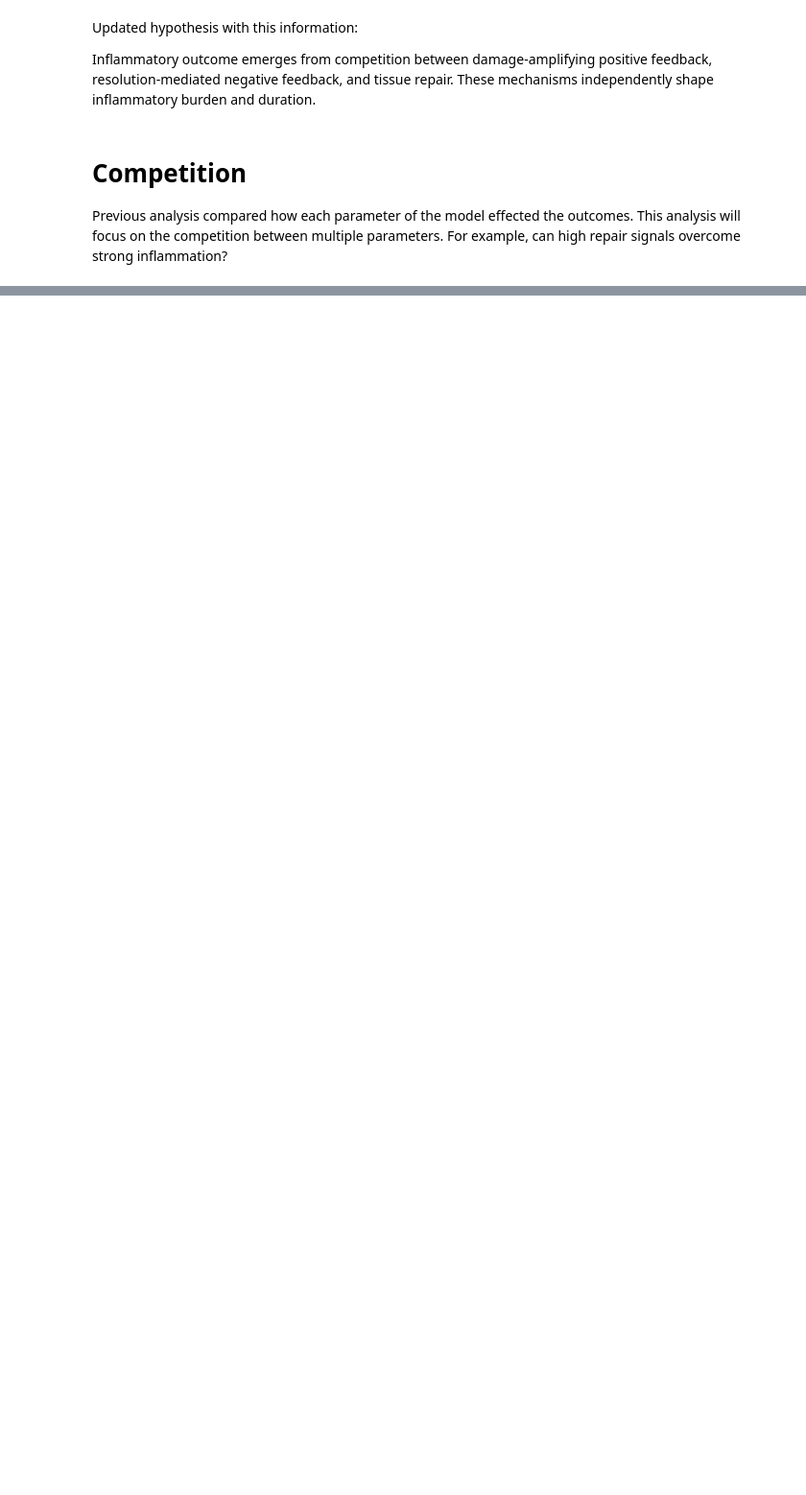
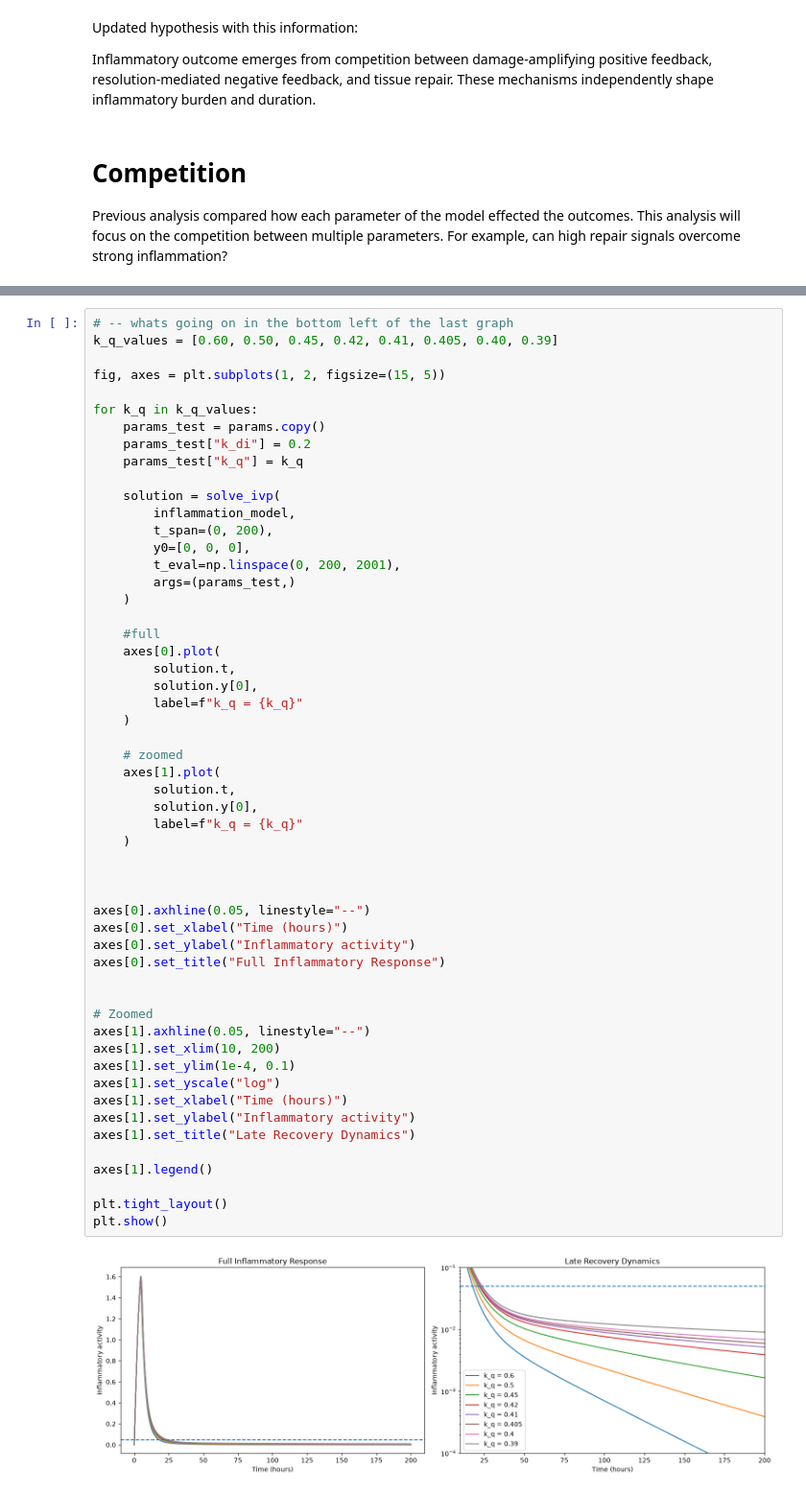
Before and after one commit to taimcnugget/inflammation_model, a Jupyter notebook: notebooks/inflammation_model.ipynb, the cells around one changed output, grey strips where cells are left out. Shown at 96% size. Saved outputs shown, nothing was run; the diff lists cells and outputs as text; blank space fills up the shorter version.

Commit message:
completed inflammatory competion analysis

```diff
--- a/notebooks/inflammation_model.ipynb
+++ b/notebooks/inflammation_model.ipynb
@@ -577,0 +590,56 @@ plt.show()
+# %%
+# -- whats going on in the bottom left of the last graph
+k_q_values = [0.60, 0.50, 0.45, 0.42, 0.41, 0.405, 0.40, 0.39]
+
+fig, axes = plt.subplots(1, 2, figsize=(15, 5))
+
+for k_q in k_q_values:
+	params_test = params.copy()
+	params_test["k_di"] = 0.2
+	params_test["k_q"] = k_q
+
+	solution = solve_ivp(
+		inflammation_model,
+		t_span=(0, 200),
+		y0=[0, 0, 0],
+		t_eval=np.linspace(0, 200, 2001),
+		args=(params_test,)
+	)
+
+	#full
+	axes[0].plot(
+		solution.t,
+		solution.y[0],
+		label=f"k_q = {k_q}"
+	)
+
+	# zoomed
+	axes[1].plot(
+		solution.t,
+		solution.y[0],
+		label=f"k_q = {k_q}"
+	)
+
+
+
+axes[0].axhline(0.05, linestyle="--")
+axes[0].set_xlabel("Time (hours)")
+axes[0].set_ylabel("Inflammatory activity")
+axes[0].set_title("Full Inflammatory Response")
+
+
+# Zoomed
+axes[1].axhline(0.05, linestyle="--")
+axes[1].set_xlim(10, 200)
+axes[1].set_ylim(1e-4, 0.1)
+axes[1].set_yscale("log")
+axes[1].set_xlabel("Time (hours)")
+axes[1].set_ylabel("Inflammatory activity")
+axes[1].set_title("Late Recovery Dynamics")
+
+axes[1].legend()
+
+plt.tight_layout()
+plt.show()
+# %% [output]
+[figure, added]
```
Also changed, not shown: parts of 17 cells of this notebook.
